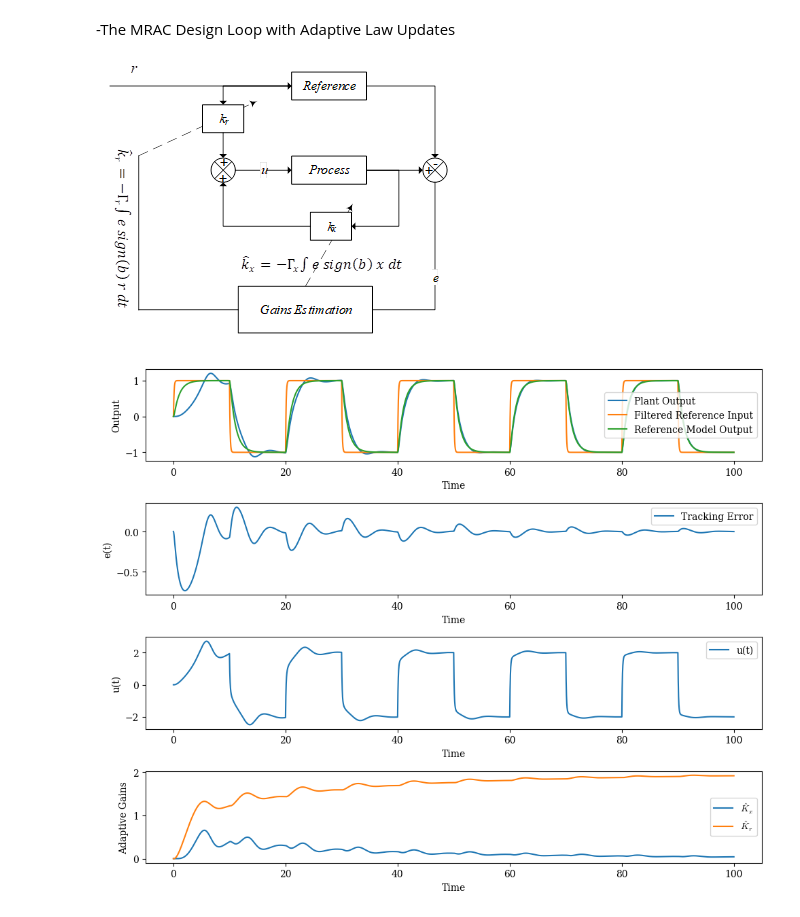
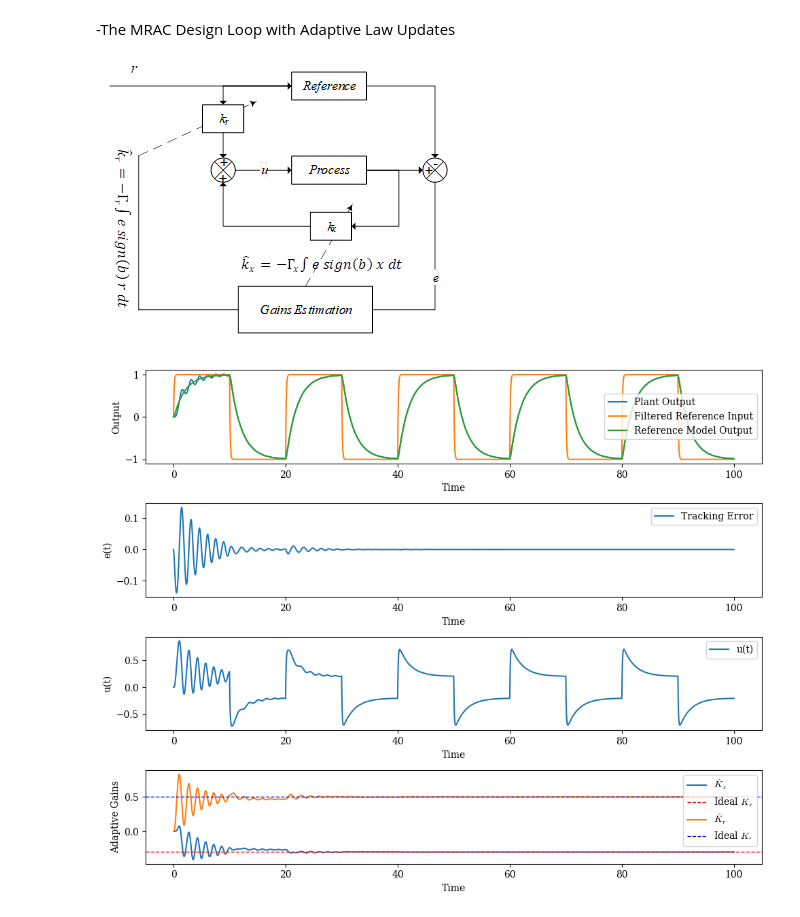
Before and after one commit to vkbharatv/Non-linear-and-Adaptive-Control-Design, a Jupyter notebook: MRAC_MATLAB/MRAC_sim.ipynb, the cells around one changed output. Cells and saved outputs as stored; diff of their text form; code cells hidden in the pictures.

```diff
--- a/MRAC_MATLAB/MRAC_sim.ipynb
+++ b/MRAC_MATLAB/MRAC_sim.ipynb
@@ -9,8 +9,8 @@ plt.rcParams["font.family"] = "serif"
 # %% [markdown]
 Plant Definition
 # %%
-A = -1
-B = 0.5
+A = -0.2
+B = 1
 C = 1
 D = 0
 sys = ctrl.ss(A, B, C, D)
@@ -70,7 +71,7 @@ spf = csm.ProcessDefinition(G_f, 0.0, dt=dt)  # setpoint filter for reference in
 spf.reset()
 plant.reset()
 plant_ref.reset()
-Gamma = 1
+Gamma = 10
 
 K_x_h = np.array([])
 K_r_h = np.array([])
@@ -96,33 +97,35 @@ for r in R:
     K_x_h = np.append(K_x_h, K_xhat)
     K_r_h = np.append(K_r_h, K_rhat)
     u_h = np.append(u_h, u)
-
-fig, axes = plt.subplots(4, 1, figsize=(10, 8))
-
-axes[0].plot(plant.t, plant.y, label="Plant Output")
-axes[0].plot(spf.t, spf.y, label="Filtered Reference Input")
-axes[0].plot(plant_ref.t, plant_ref.y, label="Reference Model Output")
-axes[0].set_xlabel("Time")
-axes[0].set_ylabel("Output")
-axes[0].legend()
-
-axes[1].plot(plant.t[0 : len(e_h)], e_h, label="Tracking Error")
-axes[1].set_xlabel("Time")
-axes[1].set_ylabel("e(t)")
-axes[1].legend()
-
-axes[2].plot(plant.t[0 : len(u_h)], u_h, label="u(t)")
-axes[2].set_xlabel("Time")
-axes[2].set_ylabel("u(t)")
-axes[2].legend()
-
-axes[3].plot(plant.t[0 : len(K_x_h)], K_x_h, label=r"$\hat{K}_x$")
-axes[3].plot(plant.t[0 : len(K_r_h)], K_r_h, label=r"$\hat{K}_r$")
-axes[3].set_xlabel("Time")
-axes[3].set_ylabel("Adaptive Gains")
-axes[3].legend()
-
-plt.tight_layout()
-plt.show()
-# %% [output]
-[figure, removed]
+# %%
+fig, axes = plt.subplots(4, 1, figsize=(10, 8))
+
+axes[0].plot(plant.t, plant.y, label="Plant Output")
+axes[0].plot(spf.t, spf.y, label="Filtered Reference Input")
+axes[0].plot(plant_ref.t, plant_ref.y, label="Reference Model Output")
+axes[0].set_xlabel("Time")
+axes[0].set_ylabel("Output")
+axes[0].legend()
+
+axes[1].plot(plant.t[0 : len(e_h)], e_h, label="Tracking Error")
+axes[1].set_xlabel("Time")
+axes[1].set_ylabel("e(t)")
+axes[1].legend()
+
+axes[2].plot(plant.t[0 : len(u_h)], u_h, label="u(t)")
+axes[2].set_xlabel("Time")
+axes[2].set_ylabel("u(t)")
+axes[2].legend()
+
+axes[3].plot(plant.t[0 : len(K_x_h)], K_x_h, label=r"$\hat{K}_x$")
+axes[3].axhline(K_x, color="red", linestyle="--", linewidth=1, label=r"Ideal $K_x$")
+axes[3].plot(plant.t[0 : len(K_r_h)], K_r_h, label=r"$\hat{K}_r$")
+axes[3].axhline(K_r, color="blue", linestyle="--", linewidth=1, label=r"Ideal $K_r$")
+axes[3].set_xlabel("Time")
+axes[3].set_ylabel("Adaptive Gains")
+axes[3].legend()
+
+plt.tight_layout()
+plt.show()
+# %% [output]
+[figure, added]
```
Also changed, not shown: parts of 3 cells of this notebook, 10 other files.
